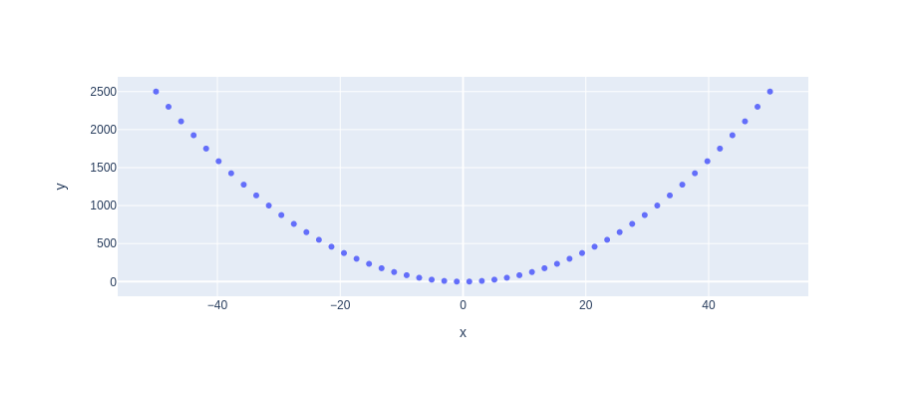
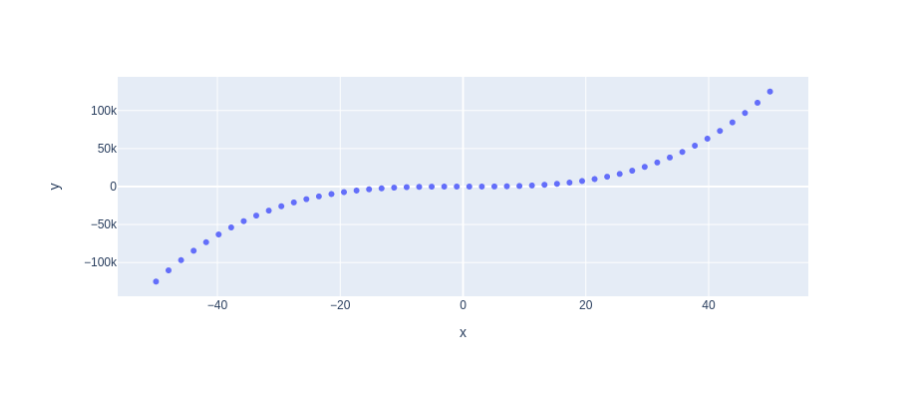
Before and after one commit to manishpython/my-notebook-repo, a Jupyter notebook: manishsaxena.ipynb, the cells around one changed output. Saved outputs shown, nothing was run; the diff lists cells and outputs as text; code cells hidden in the pictures.

```diff
--- a/manishsaxena.ipynb
+++ b/manishsaxena.ipynb
@@ -6,7 +6,7 @@ import plotly.express as px
 x = np.linspace(start=-50, stop=50)
 
 # y-axis data points
-y = x ** 2
+y = x ** 3
 
 # define the plot
 fig = px.scatter(x=x, y=y)
@@ -17 +16 @@ fig.show()
-[figure, old version]
+[figure, new version]
```
Also changed, not shown: parts of 1 cell of this notebook.
